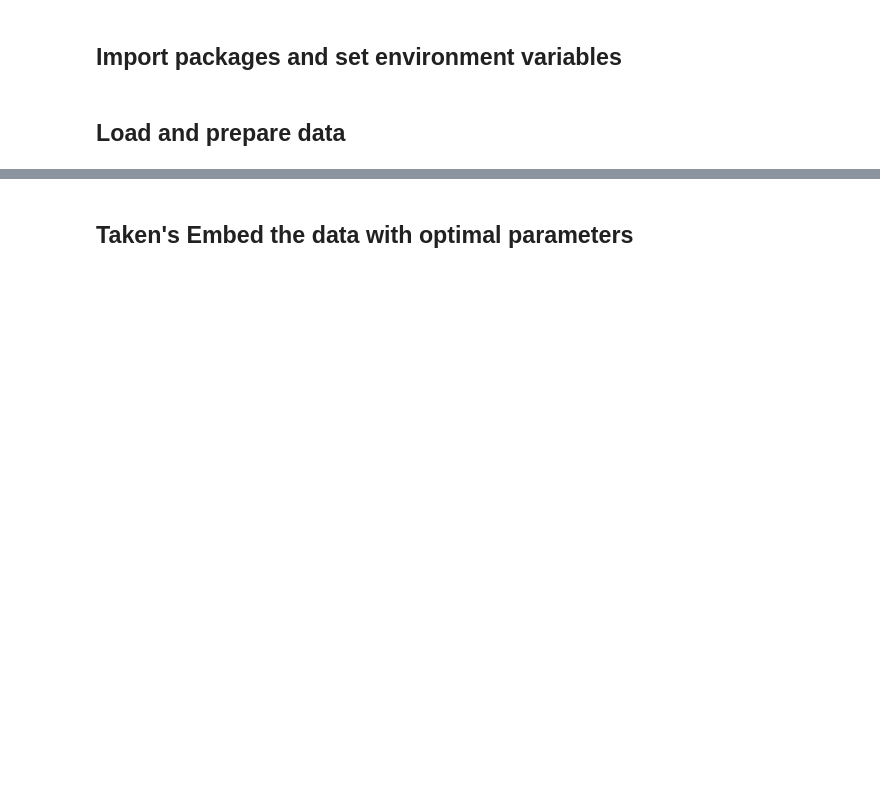
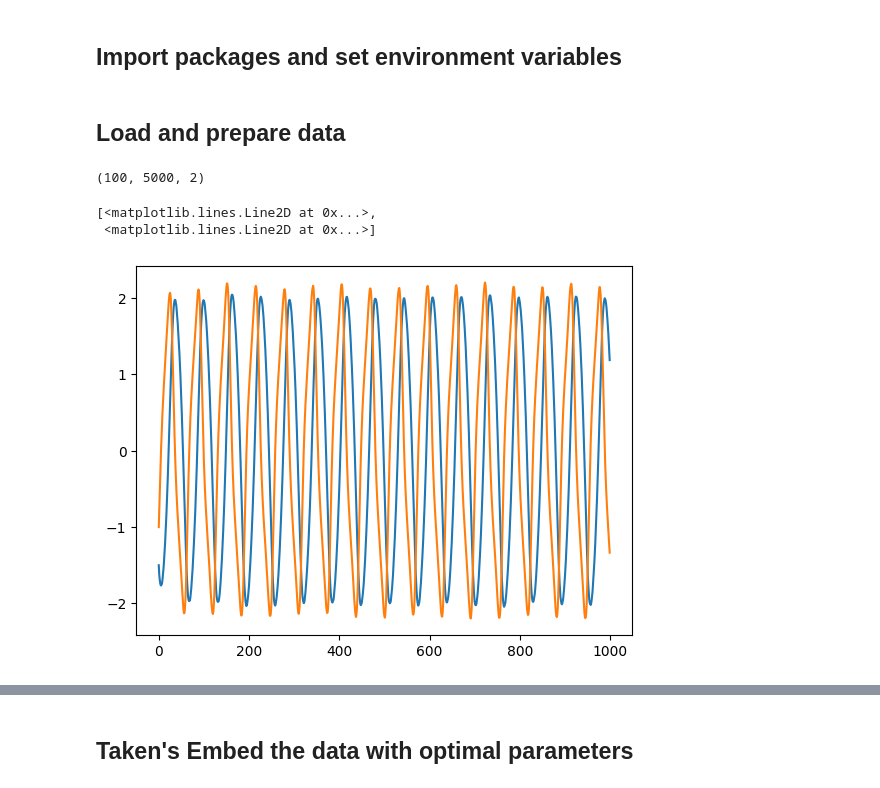
Before and after one commit to Michaelhess17/NeuralODE, a Jupyter notebook: DDFA_NODE/Demo.ipynb, the cells around one changed output, grey strips where cells are left out. Drawn from its saved outputs; the diff is of its cells as text; code cells hidden in the pictures; blank space fills up the shorter version.

```diff
--- a/DDFA_NODE/Demo.ipynb
+++ b/DDFA_NODE/Demo.ipynb
@@ -16,4 +16,17 @@ importlib.reload(ddfa_node)
 %matplotlib inline
 # %% [markdown]
 ## Load and prepare data
+# %%
+import numpy as np
+data = np.load("/home/michael/Synology/Desktop/Data/Julia/data/VDP_SDEs.npy")
+data.shape
+# %% [output]
+(100, 5000, 2)
+# %%
+import matplotlib.pyplot as plt
+plt.plot(data[0, :1000])
+# %% [output]
+[<matplotlib.lines.Line2D at 0x...>,
+ <matplotlib.lines.Line2D at 0x...>]
+[figure, added]
 # %%
```
Also changed, not shown: parts of 28 cells of this notebook, 29 other files.
